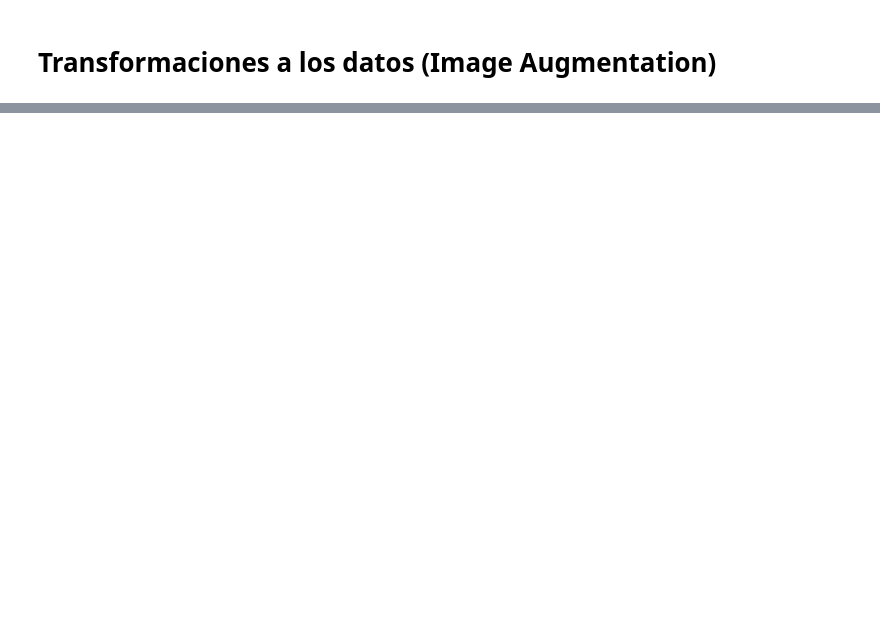
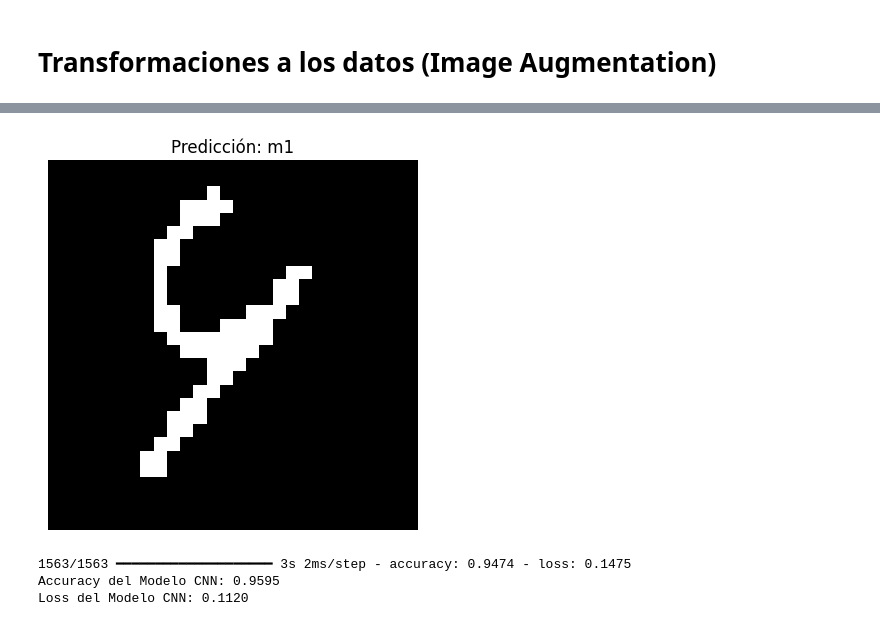
Before and after one commit to MarioGuerra21008/Lab4DataScience, a Jupyter notebook: Lab4.ipynb, the cells around one changed output, grey strips where cells are left out. Drawn from its saved outputs; the diff is of its cells as text; code cells hidden in the pictures; blank space fills up the shorter version.

```diff
--- a/Lab4.ipynb
+++ b/Lab4.ipynb
@@ -371,0 +371,35 @@ plot_history(history_advanced_augmented, 'Modelo Avanzado con Augmentación')
+# %%
+from tensorflow.keras.preprocessing.image import load_img, img_to_array
+import numpy as np
+
+def preprocess_image(image_path):
+    # Cargar la imagen en escala de grises y redimensionarla a 28x28 píxeles
+    image = load_img(image_path, color_mode='grayscale', target_size=(28, 28))
+    image = img_to_array(image)
+    image = image.astype('float32') / 255.0  # Normalizar
+    return np.expand_dims(image, axis=0)  # Agregar la dimensión del batch
+# %%
+# Ejemplo de cómo cargar y preprocesar una imagen
+image_path = './digits/9.1.png'
+preprocessed_image = preprocess_image(image_path)
+
+# Realizar una predicción con el modelo avanzado
+predictions = advanced_cnn.predict(preprocessed_image)
+predicted_class = np.argmax(predictions, axis=1)
+predicted_label = label_encoder.inverse_transform(predicted_class)
+
+print(f'Predicción: {predicted_label[0]}')
+
+
+import matplotlib.pyplot as plt
+
+def display_image(image_path, predicted_label):
+    image = load_img(image_path, color_mode='grayscale', target_size=(28, 28))
+    plt.imshow(image, cmap='gray')
+    plt.title(f'Predicción: {predicted_label}')
+    plt.axis('off')
+    plt.show()
+
+# Ejemplo de visualización
+display_image(image_path, predicted_label[0])
+# %% [output]
@@ -371,0 +408,9 @@ plot_history(history_advanced_augmented, 'Modelo Avanzado con Augmentación')
+[figure, added]
+# %%
+test_loss, test_accuracy = advanced_cnn.evaluate(test_images, test_labels_one_hot, verbose=1)
+print(f'Accuracy del Modelo CNN: {test_accuracy:.4f}')
+print(f'Loss del Modelo CNN: {test_loss:.4f}')
+# %% [output]
+1563/1563 ━━━━━━━━━━━━━━━━━━━━ 3s 2ms/step - accuracy: 0.9474 - loss: 0.1475
+Accuracy del Modelo CNN: 0.9595
+Loss del Modelo CNN: 0.1120
```
Also changed, not shown: parts of 8 cells of this notebook, 12 other files.
